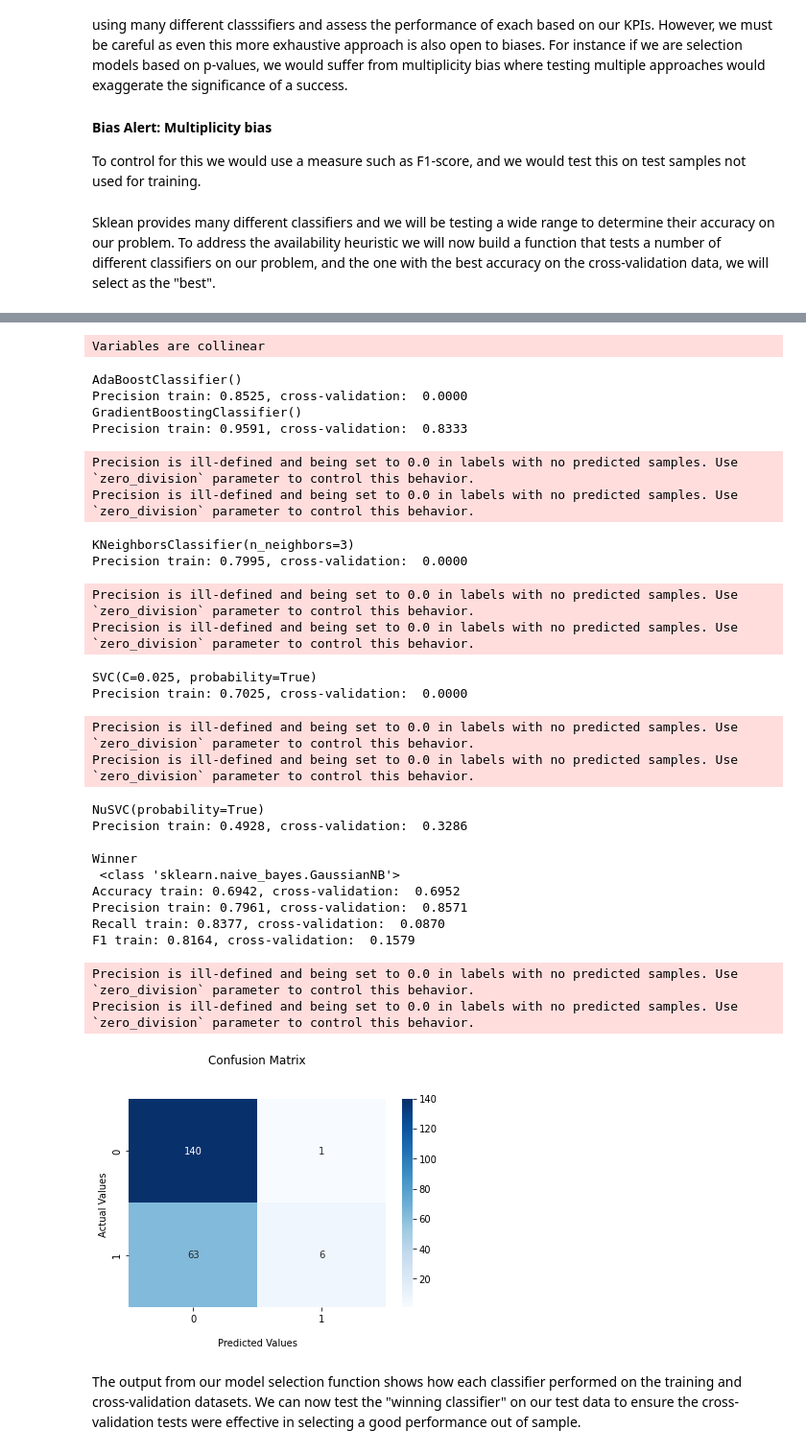
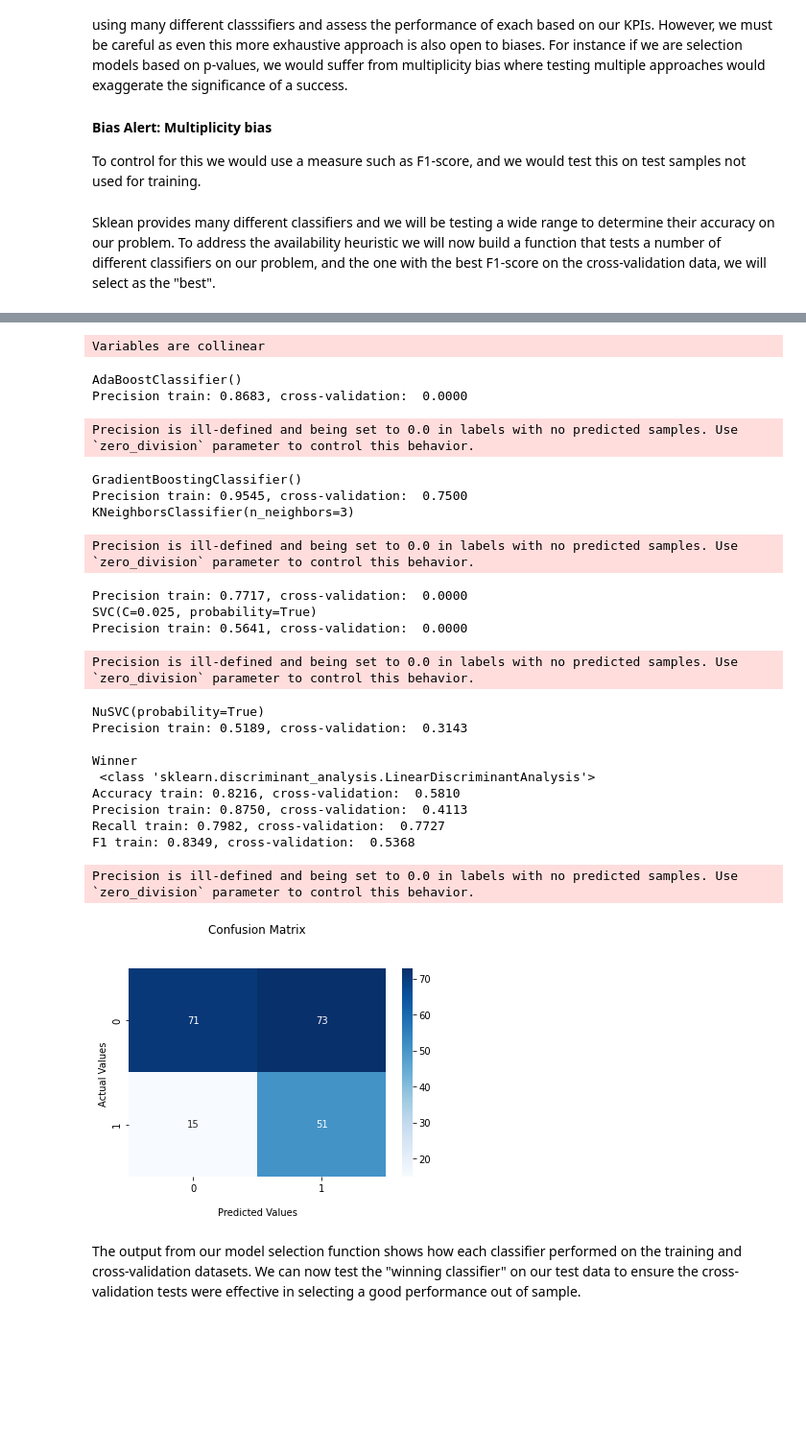
Before and after one commit to danphilps/credit_use_case, a Jupyter notebook: M6_Credit_dev.ipynb, the cells around one changed output, grey strips where cells are left out. Shown at 96% size. Saved outputs shown, nothing was run; the diff lists cells and outputs as text; code cells hidden in the pictures; blank space fills up the shorter version.

```diff
--- a/M6_Credit_dev.ipynb
+++ b/M6_Credit_dev.ipynb
@@ -1110,9 +1109,9 @@ X_train = X_train.drop(protected_cols, axis=1)
 X_test = X_test.drop(protected_cols, axis=1)
 #****************************
 # %% [markdown]
-Sklean provides many different classifiers and we will be testing a wide range to determine their accuracy on our problem. To address the availability heuristic we will now build a function that tests a number of different classifiers on our problem, and the one with the best accuracy on the cross-validation data, we will select as the "best".
+Sklean provides many different classifiers and we will be testing a wide range to determine their accuracy on our problem. To address the availability heuristic we will now build a function that tests a number of different classifiers on our problem, and the one with the best F1-score on the cross-validation data, we will select as the "best".
 # %%
 # Run our function....autoselect the best classifier wrt F1
-max_mdl, all_models, all_models_desc, all_mdls_prec = GovernanceUtils.auto_classifier_selection(X_train_cv, X_cv, y_train_cv, y_cv)
+max_mdl, all_models, all_models_desc, all_mdls_prec = GovernanceUtils.auto_classifier_selection(X_train_cv, X_cv, y_train_cv, y_cv, 'f1')
 # %% [output]
 DecisionTreeClassifier(max_depth=5)
@@ -1132,30 +1131,26 @@ Precision train: 1.0000, cross-validation:  0.3252
 Variables are collinear
 AdaBoostClassifier()
-Precision train: 0.8525, cross-validation:  0.0000
-GradientBoostingClassifier()
-Precision train: 0.9591, cross-validation:  0.8333
+Precision train: 0.8683, cross-validation:  0.0000
 Precision is ill-defined and being set to 0.0 in labels with no predicted samples. Use `zero_division` parameter to control this behavior.
-Precision is ill-defined and being set to 0.0 in labels with no predicted samples. Use `zero_division` parameter to control this behavior.
+GradientBoostingClassifier()
+Precision train: 0.9545, cross-validation:  0.7500
 KNeighborsClassifier(n_neighbors=3)
-Precision train: 0.7995, cross-validation:  0.0000
 Precision is ill-defined and being set to 0.0 in labels with no predicted samples. Use `zero_division` parameter to control this behavior.
-Precision is ill-defined and being set to 0.0 in labels with no predicted samples. Use `zero_division` parameter to control this behavior.
+Precision train: 0.7717, cross-validation:  0.0000
 SVC(C=0.025, probability=True)
-Precision train: 0.7025, cross-validation:  0.0000
+Precision train: 0.5641, cross-validation:  0.0000
 Precision is ill-defined and being set to 0.0 in labels with no predicted samples. Use `zero_division` parameter to control this behavior.
-Precision is ill-defined and being set to 0.0 in labels with no predicted samples. Use `zero_division` parameter to control this behavior.
 NuSVC(probability=True)
-Precision train: 0.4928, cross-validation:  0.3286
+Precision train: 0.5189, cross-validation:  0.3143
 
 Winner
- <class 'sklearn.naive_bayes.GaussianNB'>
-Accuracy train: 0.6942, cross-validation:  0.6952
-Precision train: 0.7961, cross-validation:  0.8571
-Recall train: 0.8377, cross-validation:  0.0870
-F1 train: 0.8164, cross-validation:  0.1579
+ <class 'sklearn.discriminant_analysis.LinearDiscriminantAnalysis'>
+Accuracy train: 0.8216, cross-validation:  0.5810
+Precision train: 0.8750, cross-validation:  0.4113
+Recall train: 0.7982, cross-validation:  0.7727
+F1 train: 0.8349, cross-validation:  0.5368
 Precision is ill-defined and being set to 0.0 in labels with no predicted samples. Use `zero_division` parameter to control this behavior.
-Precision is ill-defined and being set to 0.0 in labels with no predicted samples. Use `zero_division` parameter to control this behavior.
-[figure, old version]
+[figure, new version]
 # %% [markdown]
 The output from our model selection function shows how each classifier performed on the training and cross-validation datasets. We can now test the "winning classifier" on our test data to ensure the cross-validation tests were effective in selecting a good performance out of sample.
 # %%
```
Also changed, not shown: parts of 30 cells of this notebook.
